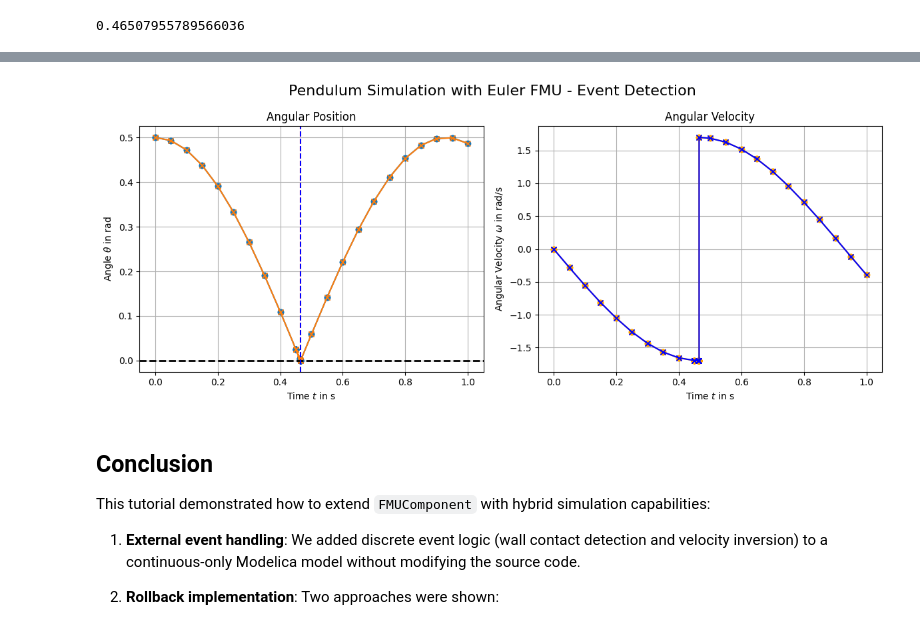
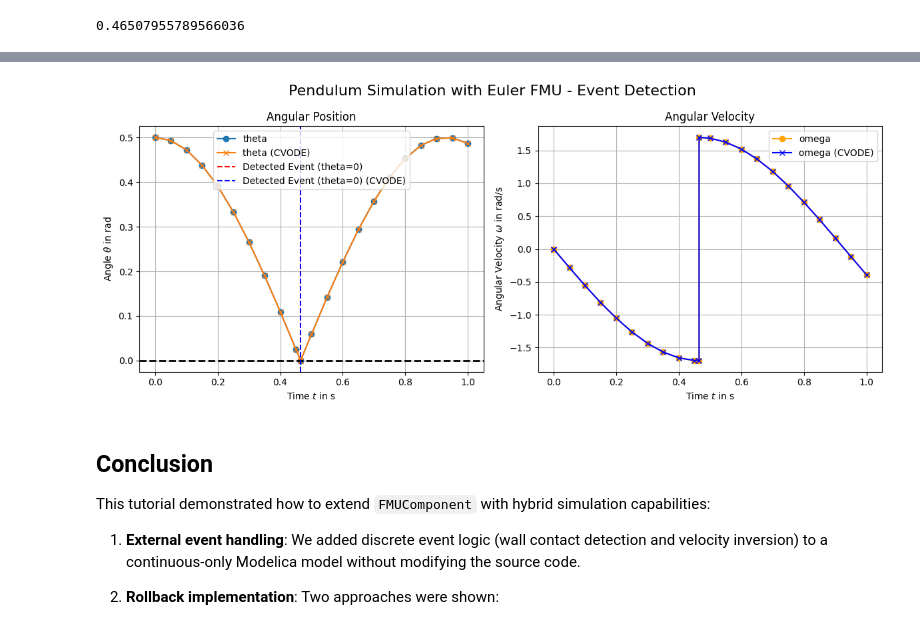
Before and after one commit to FlorianFrech/SystemSimulation, a Jupyter notebook: docs/04_tool_integration/01_modelica/04_fmu_hybrid_pendulum.ipynb, the cells around one changed output, grey strips where cells are left out. Saved outputs shown, nothing was run; the diff lists cells and outputs as text; code cells hidden in the pictures.

```diff
--- a/docs/04_tool_integration/01_modelica/04_fmu_hybrid_pendulum.ipynb
+++ b/docs/04_tool_integration/01_modelica/04_fmu_hybrid_pendulum.ipynb
@@ -463,28 +464,30 @@ event_time_cvode
 # %%
 plt.figure(figsize=(12, 5))
 plt.suptitle("Pendulum Simulation with Euler FMU - Event Detection", fontsize=16)
 plt.subplot(1, 2, 1)
 plt.title("Angular Position")
 plt.plot(t_vals, theta_vals, label="theta", marker='o')
 plt.plot(t_vals_cvode, theta_vals_cvode, label="theta (CVODE)", marker='x')
 plt.axhline(0, color='k', linestyle='--', linewidth=2)
 plt.axvline(event_time, color='red', linestyle='--', label='Detected Event (theta=0)')
 plt.axvline(event_time_cvode, color='blue', linestyle='--', label='Detected Event (theta=0) (CVODE)')
 plt.xlabel(r"Time $t$ in s")
 plt.ylabel(r"Angle $\theta$ in rad")
+plt.legend(loc='upper center')
 plt.grid()
 
 plt.subplot(1, 2, 2)
 plt.title("Angular Velocity")
 plt.plot(t_vals, omega_vals, label="omega", color="orange", marker='o')
 plt.plot(t_vals_cvode, omega_vals_cvode, label="omega (CVODE)", color="blue", marker='x')
 plt.xlabel(r"Time $t$ in s")
 plt.ylabel(r"Angular Velocity $\omega$ in rad/s")
 plt.grid()
 plt.tight_layout()
+plt.legend(loc='best')
 plt.show()
 # %% [output]
-[figure, old version]
+[figure, new version]
 # %% [markdown]
 ## Conclusion
 
```
Also changed, not shown: parts of 4 cells of this notebook, 17 other files.
